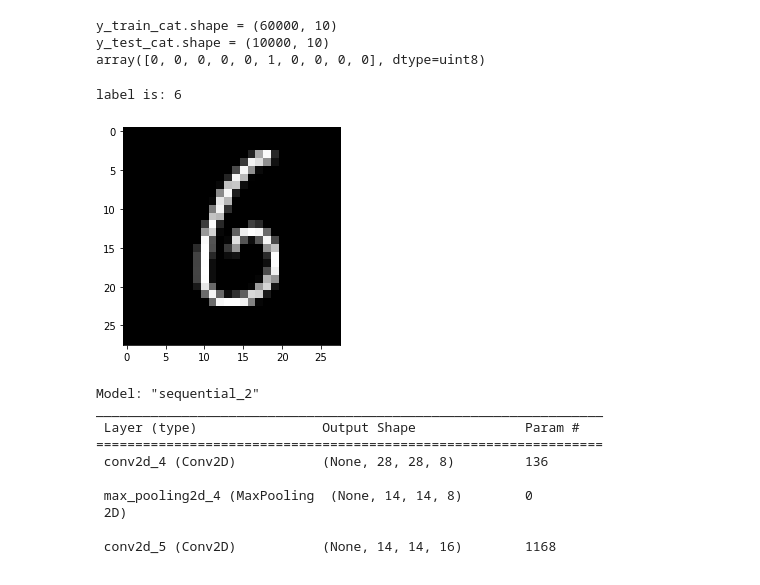
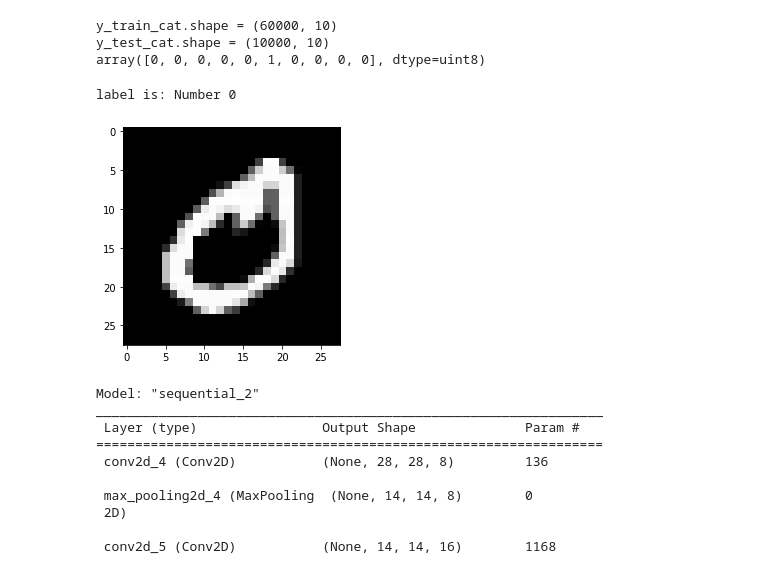
Before and after one commit to 0r4nd/HandwritingRecognition, a Jupyter notebook: notebooks/HandwritingRecognition.ipynb, the cells around one changed output. Saved outputs shown, nothing was run; the diff lists cells and outputs as text; code cells hidden in the pictures.

```diff
--- a/notebooks/HandwritingRecognition.ipynb
+++ b/notebooks/HandwritingRecognition.ipynb
@@ -63,20 +54,34 @@ y_train_cat.shape = (60000, 10)
 y_test_cat.shape = (10000, 10)
 array([0, 0, 0, 0, 0, 1, 0, 0, 0, 0], dtype=uint8)
 # %%
-def categorical_to_id(arr):
-    sum = 0
-    for i in range(len(arr)):
-        if arr[i]: return i
-    return -1
+labels = ["Number 0",
+          "Number 1",
+          "Number 2",
+          "Number 3",
+          "Number 4",
+          "Number 5",
+          "Number 6",
+          "Number 7",
+          "Number 8",
+          "Number 9"]
 
-item = 18
+def categorical_to_id(arr_cat, labels=None):
+    res = -1
+    for i in range(len(arr_cat)):
+        if arr_cat[i]:
+            res = i
+            break
+    if labels is None:
+        return res
+    return labels[res]
 
-print("label is:", categorical_to_id(y_train_cat[item]))
-plt.imshow(X_train[item], cmap='gray')
-plt.show()
+item = 21
+
+print("label is:", categorical_to_id(y_train_cat[item], labels))
+plt.imshow(X_train[item], cmap='gray');
 # %% [output]
-label is: 6
+label is: Number 0
-[figure, old version]
+[figure, new version]
 # %%
 def get_model(X):
     model = models.Sequential()
```
Also changed, not shown: parts of 9 cells of this notebook.
